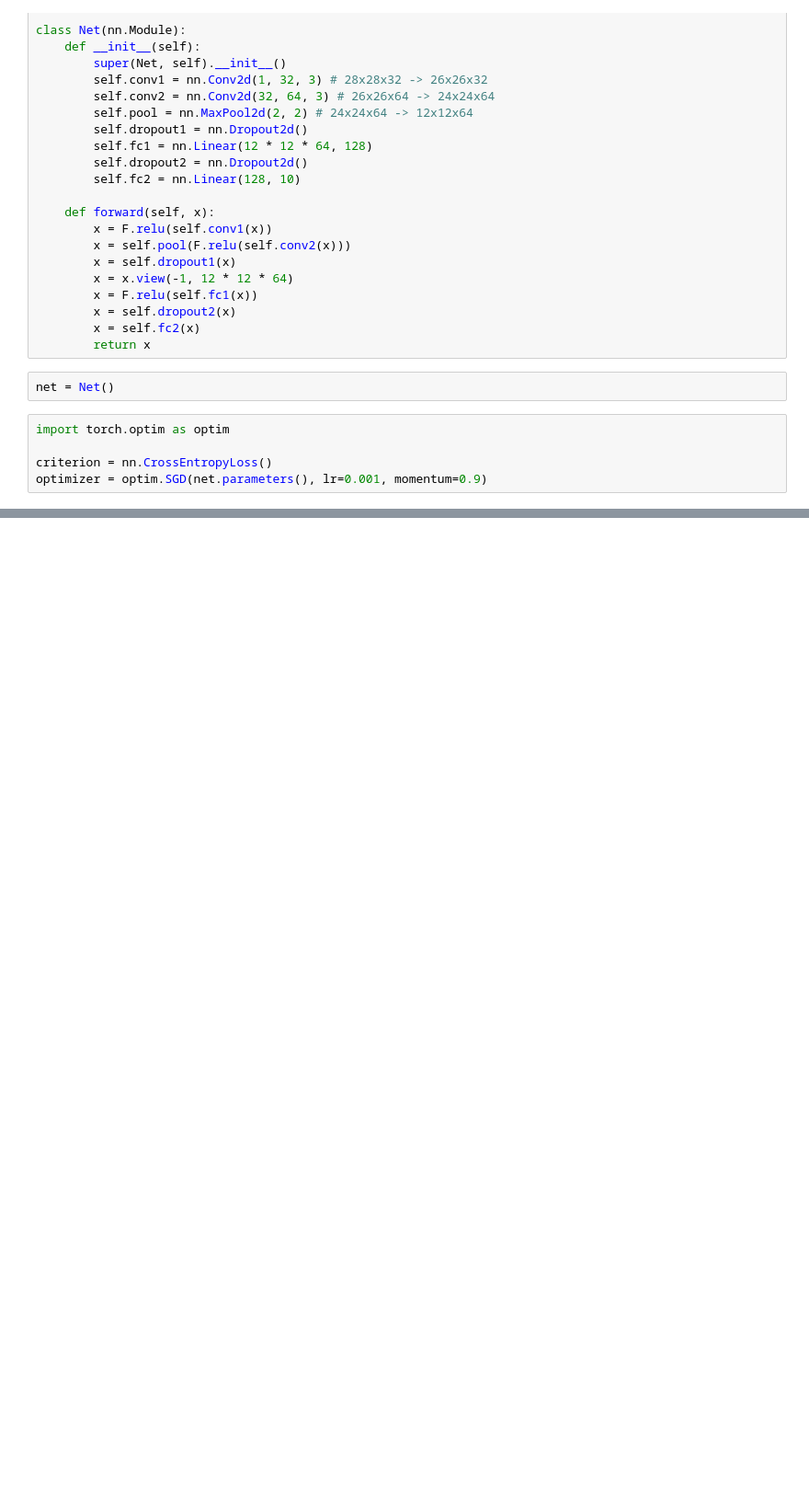
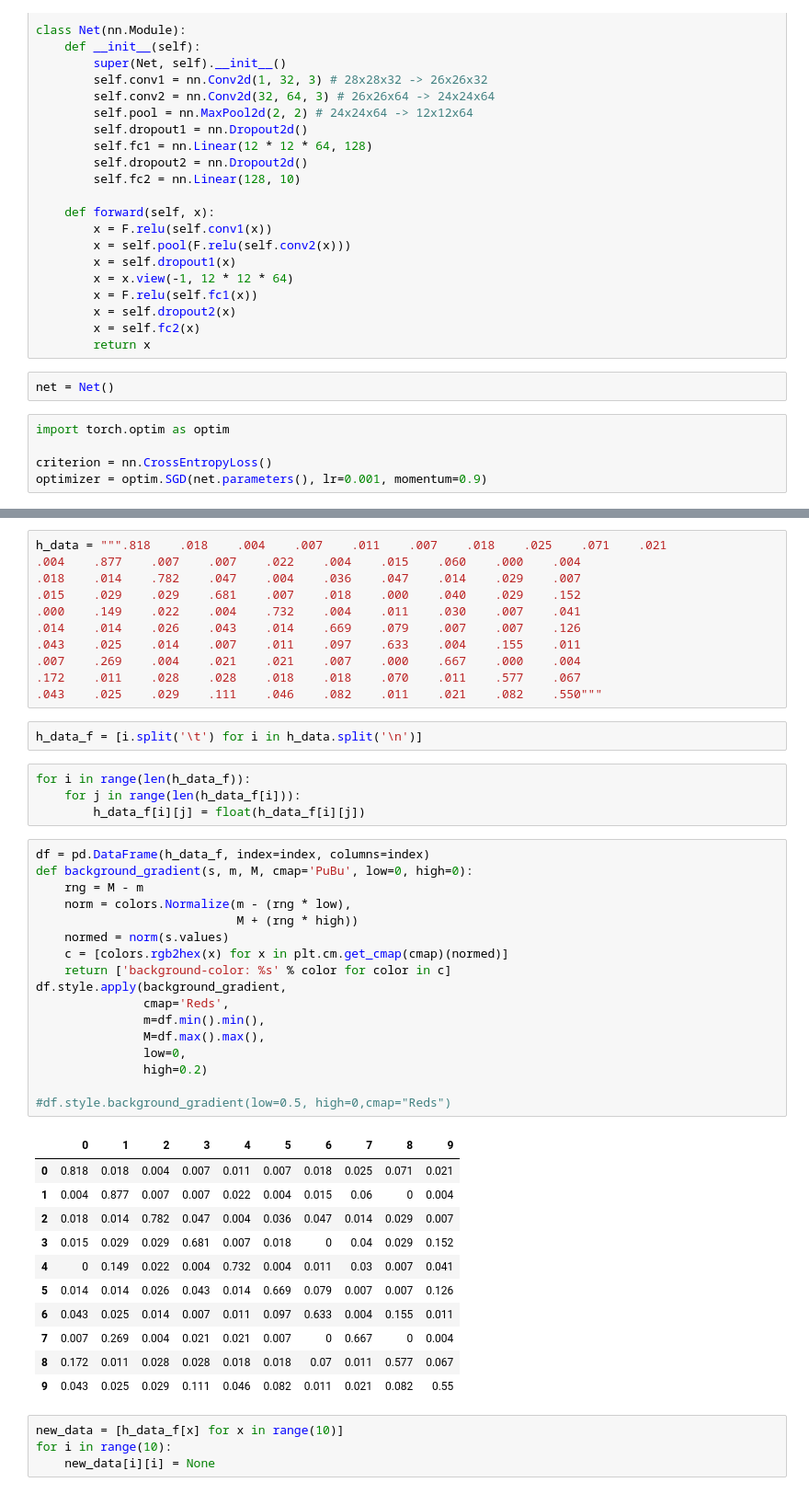
Before and after one commit to Jimmy-Shimizu/study, a Jupyter notebook: 感性認知情報/Untitled.ipynb, the cells around one changed output, grey strips where cells are left out. Shown: that part at 92% size. Cells and saved outputs as stored; diff of their text form; blank space fills up the shorter version.

```diff
--- a/感性認知情報/Untitled.ipynb
+++ b/感性認知情報/Untitled.ipynb
@@ -110,0 +231,50 @@ Finished Training
+# %%
+h_data = """.818	.018	.004	.007	.011	.007	.018	.025	.071	.021
+.004	.877	.007	.007	.022	.004	.015	.060	.000	.004
+.018	.014	.782	.047	.004	.036	.047	.014	.029	.007
+.015	.029	.029	.681	.007	.018 	.000	.040	.029	.152
+.000	.149	.022	.004	.732	.004	.011	.030	.007	.041
+.014	.014	.026	.043	.014	.669	.079	.007	.007	.126
+.043	.025	.014	.007	.011	.097	.633	.004	.155	.011
+.007	.269	.004	.021	.021	.007	.000	.667	.000	.004
+.172	.011	.028	.028	.018	.018	.070	.011	.577	.067
+.043	.025	.029	.111	.046	.082	.011	.021	.082	.550"""
+# %%
+h_data_f = [i.split('\t') for i in h_data.split('\n')]
+# %%
+for i in range(len(h_data_f)):
+    for j in range(len(h_data_f[i])):
+        h_data_f[i][j] = float(h_data_f[i][j])
+# %%
+df = pd.DataFrame(h_data_f, index=index, columns=index)
+def background_gradient(s, m, M, cmap='PuBu', low=0, high=0):
+    rng = M - m
+    norm = colors.Normalize(m - (rng * low),
+                            M + (rng * high))
+    normed = norm(s.values)
+    c = [colors.rgb2hex(x) for x in plt.cm.get_cmap(cmap)(normed)]
+    return ['background-color: %s' % color for color in c]
+df.style.apply(background_gradient,
+               cmap='Reds',
+               m=df.min().min(),
+               M=df.max().max(),
+               low=0,
+               high=0.2)
+
+#df.style.background_gradient(low=0.5, high=0,cmap="Reds")
+# %% [output]
+|  | 0 | 1 | 2 | 3 | 4 | 5 | 6 | 7 | 8 | 9 |
+| 0 | 0.818 | 0.018 | 0.004 | 0.007 | 0.011 | 0.007 | 0.018 | 0.025 | 0.071 | 0.021 |
+| 1 | 0.004 | 0.877 | 0.007 | 0.007 | 0.022 | 0.004 | 0.015 | 0.06 | 0 | 0.004 |
+| 2 | 0.018 | 0.014 | 0.782 | 0.047 | 0.004 | 0.036 | 0.047 | 0.014 | 0.029 | 0.007 |
+| 3 | 0.015 | 0.029 | 0.029 | 0.681 | 0.007 | 0.018 | 0 | 0.04 | 0.029 | 0.152 |
+| 4 | 0 | 0.149 | 0.022 | 0.004 | 0.732 | 0.004 | 0.011 | 0.03 | 0.007 | 0.041 |
+| 5 | 0.014 | 0.014 | 0.026 | 0.043 | 0.014 | 0.669 | 0.079 | 0.007 | 0.007 | 0.126 |
+| 6 | 0.043 | 0.025 | 0.014 | 0.007 | 0.011 | 0.097 | 0.633 | 0.004 | 0.155 | 0.011 |
+| 7 | 0.007 | 0.269 | 0.004 | 0.021 | 0.021 | 0.007 | 0 | 0.667 | 0 | 0.004 |
+| 8 | 0.172 | 0.011 | 0.028 | 0.028 | 0.018 | 0.018 | 0.07 | 0.011 | 0.577 | 0.067 |
+| 9 | 0.043 | 0.025 | 0.029 | 0.111 | 0.046 | 0.082 | 0.011 | 0.021 | 0.082 | 0.55 |
+# %%
+new_data = [h_data_f[x] for x in range(10)]
+for i in range(10):
+    new_data[i][i] = None
```
Also changed, not shown: parts of 15 cells of this notebook, 4 other files.
